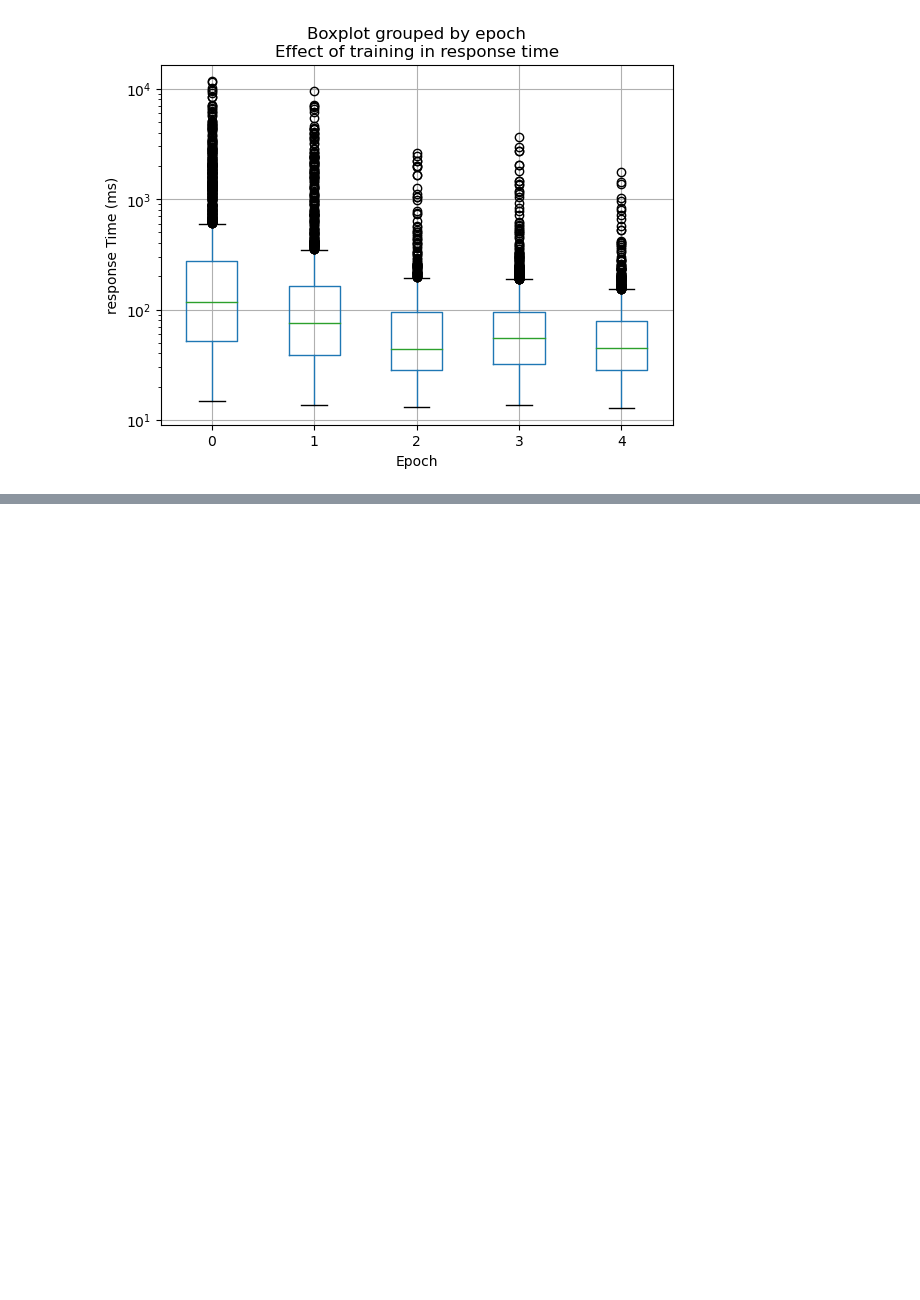
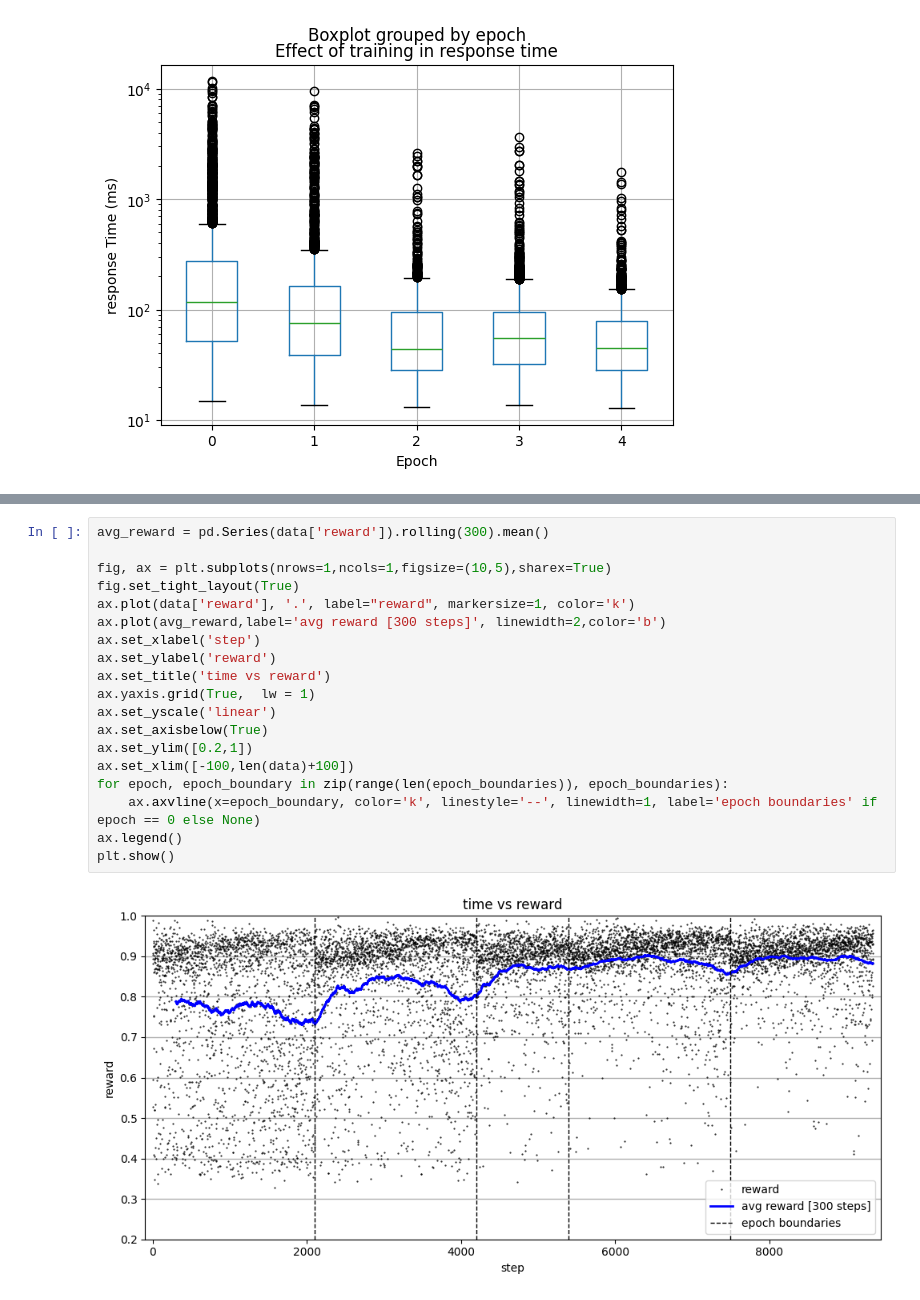
Before and after one commit to app2scale/agent, a Jupyter notebook: server_client_v2/visualize_results.ipynb, the cells around one changed output, grey strips where cells are left out. Saved outputs shown, nothing was run; the diff lists cells and outputs as text; blank space fills up the shorter version.

```diff
--- a/server_client_v2/visualize_results.ipynb
+++ b/server_client_v2/visualize_results.ipynb
@@ -76,0 +94,21 @@ plt.show()
+# %%
+avg_reward = pd.Series(data['reward']).rolling(300).mean()
+
+fig, ax = plt.subplots(nrows=1,ncols=1,figsize=(10,5),sharex=True)
+fig.set_tight_layout(True)
+ax.plot(data['reward'], '.', label="reward", markersize=1, color='k')
+ax.plot(avg_reward,label='avg reward [300 steps]', linewidth=2,color='b')
+ax.set_xlabel('step')
+ax.set_ylabel('reward')
+ax.set_title('time vs reward')
+ax.yaxis.grid(True,  lw = 1)
+ax.set_yscale('linear')
+ax.set_axisbelow(True)
+ax.set_ylim([0.2,1])
+ax.set_xlim([-100,len(data)+100])
+for epoch, epoch_boundary in zip(range(len(epoch_boundaries)), epoch_boundaries):
+    ax.axvline(x=epoch_boundary, color='k', linestyle='--', linewidth=1, label='epoch boundaries' if epoch == 0 else None)
+ax.legend()
+plt.show()
+# %% [output]
+[figure, added]
```
Also changed, not shown: parts of 4 cells of this notebook.
